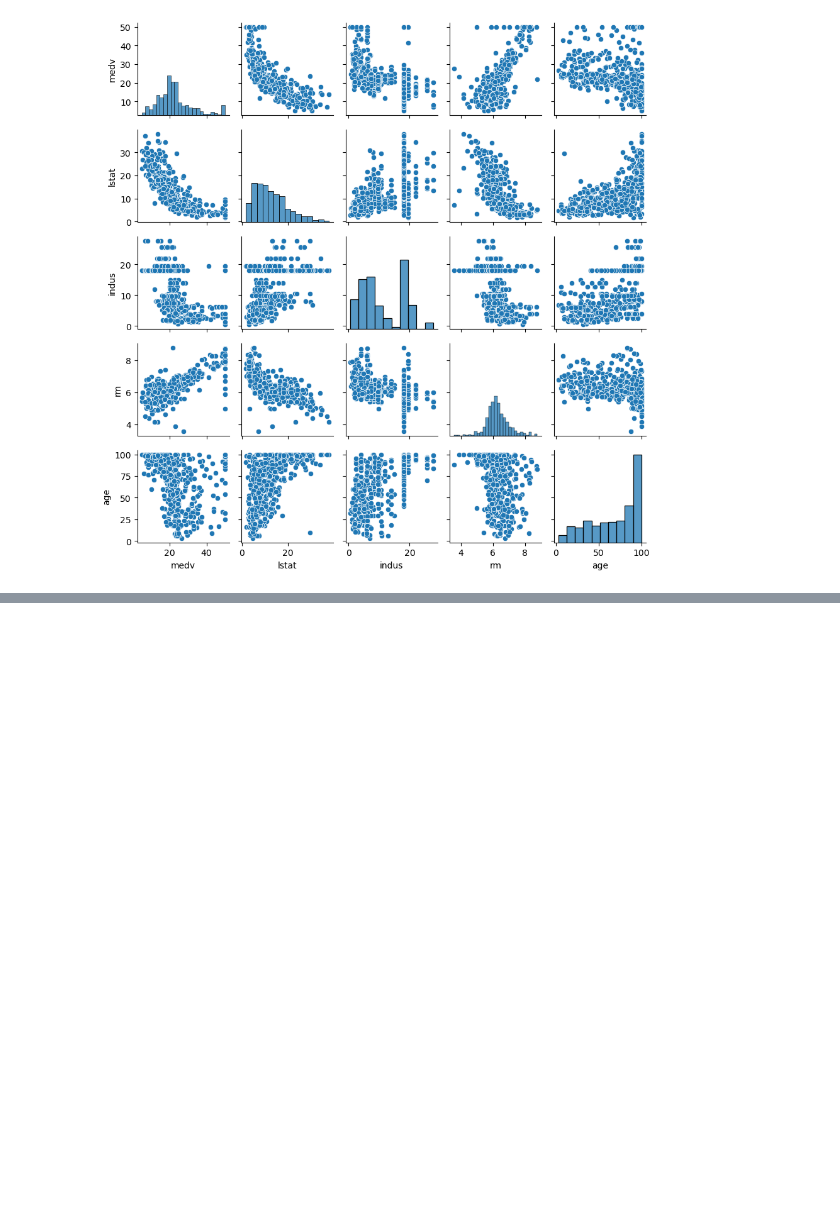
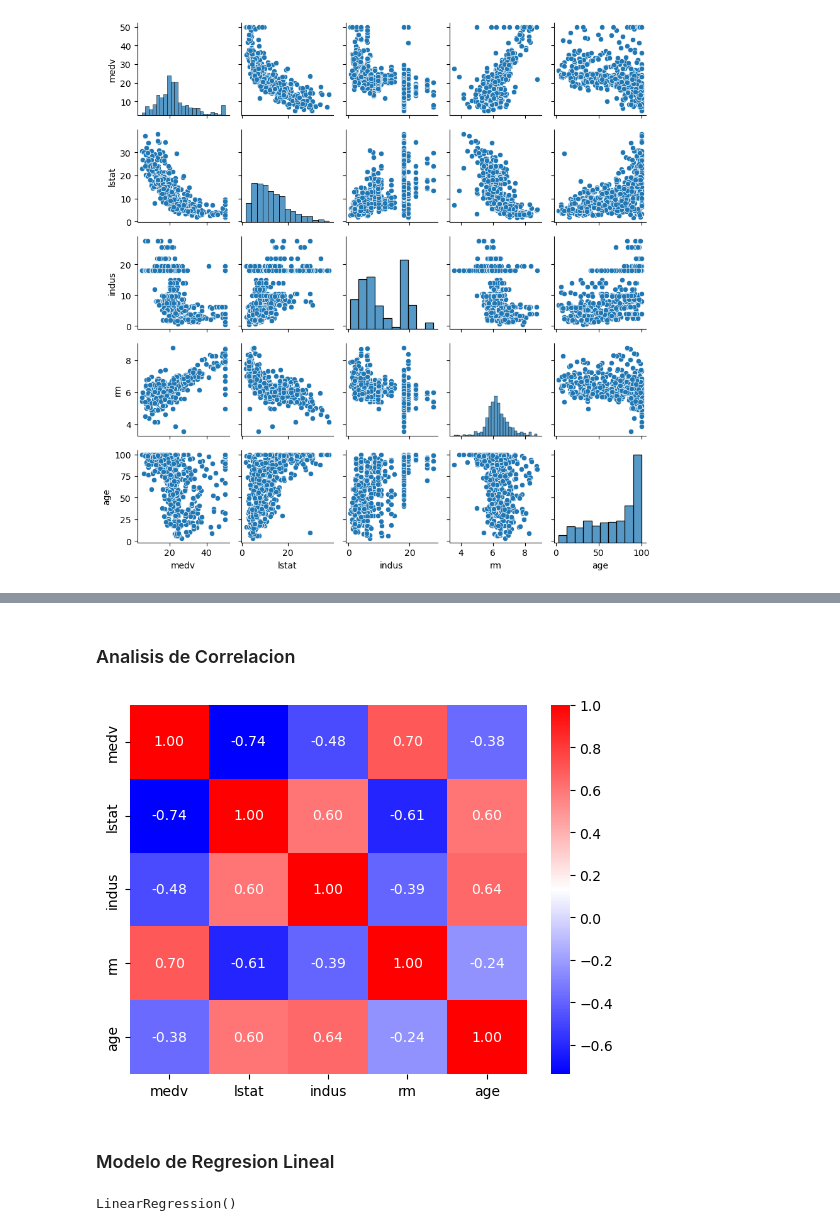
Before and after one commit to midwayjona/Econometria, a Jupyter notebook: notebooks/Regresiones.ipynb, the cells around one changed output, grey strips where cells are left out. Saved outputs shown, nothing was run; the diff lists cells and outputs as text; code cells hidden in the pictures; blank space fills up the shorter version.

```diff
--- a/notebooks/Regresiones.ipynb
+++ b/notebooks/Regresiones.ipynb
@@ -71,0 +83,9 @@ plt.tight_layout()
+# %% [markdown]
+### Analisis de Correlacion
+# %%
+sns.heatmap(dataset[cols].corr(), annot=True, fmt='.2f', cmap='bwr')
+plt.show()
+# %% [output]
+[figure, added]
+# %% [markdown]
+### Modelo de Regresion Lineal
@@ -71,0 +95,5 @@ plt.tight_layout()
+# %%
+lr_model = LinearRegression() # create model
+lr_model.fit(X, Y)
+# %% [output]
+LinearRegression()
```
Also changed, not shown: parts of 31 cells of this notebook, 3 other files.
